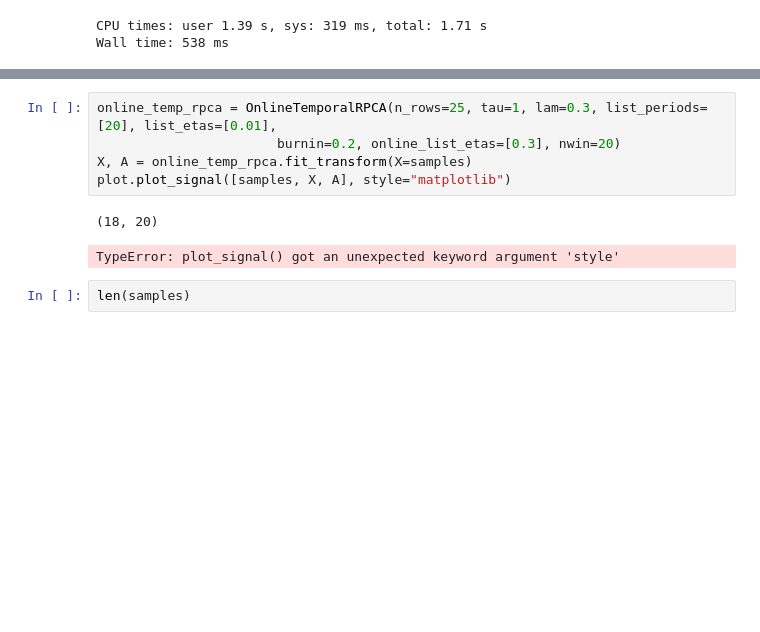
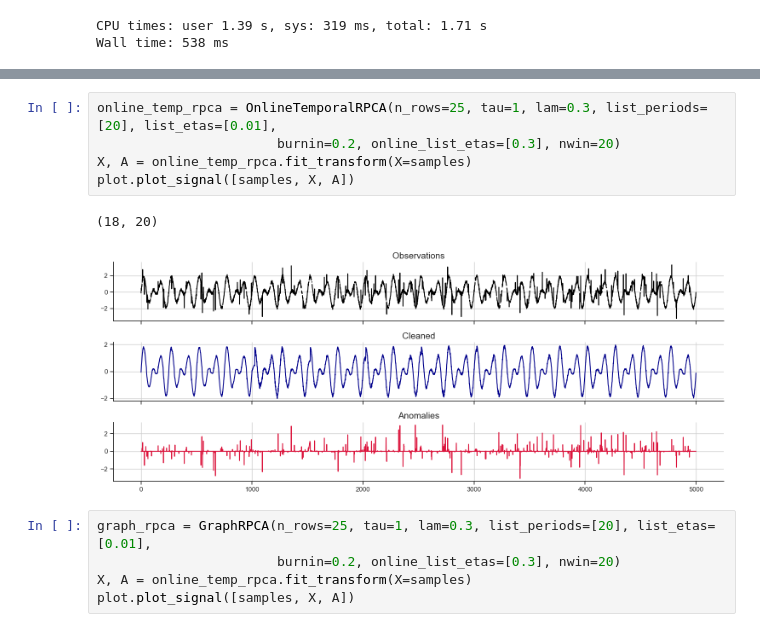
Before and after one commit to scikit-learn-contrib/qolmat, a Jupyter notebook: examples/1_timeSeries.ipynb, the cells around one changed output, grey strips where cells are left out. Cells and saved outputs as stored; diff of their text form; blank space fills up the shorter version.

```diff
--- a/examples/1_timeSeries.ipynb
+++ b/examples/1_timeSeries.ipynb
@@ -93,10 +97,13 @@ LinAlgError: 1-dimensional array given. Array must be at least two-dimensional
 # %%
 online_temp_rpca = OnlineTemporalRPCA(n_rows=25, tau=1, lam=0.3, list_periods=[20], list_etas=[0.01],
                        burnin=0.2, online_list_etas=[0.3], nwin=20)
 X, A = online_temp_rpca.fit_transform(X=samples)
-plot.plot_signal([samples, X, A], style="matplotlib")
+plot.plot_signal([samples, X, A])
 # %% [output]
 (18, 20)
-TypeError: plot_signal() got an unexpected keyword argument 'style'
+[figure, added]
-# %%
-len(samples)
+# %%
+graph_rpca = GraphRPCA(n_rows=25, tau=1, lam=0.3, list_periods=[20], list_etas=[0.01],
+                       burnin=0.2, online_list_etas=[0.3], nwin=20)
+X, A = online_temp_rpca.fit_transform(X=samples)
+plot.plot_signal([samples, X, A])
```
Also changed, not shown: parts of 3 cells of this notebook, 1 other file.
